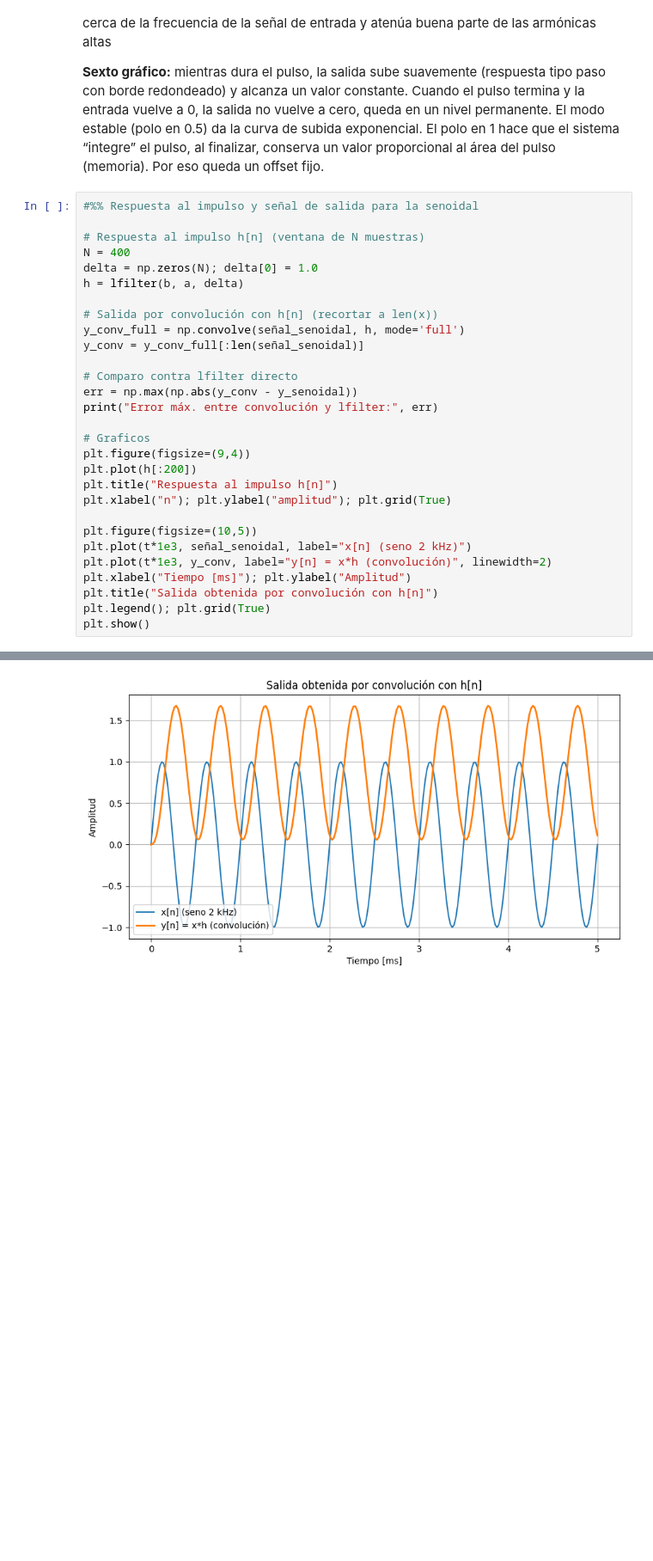
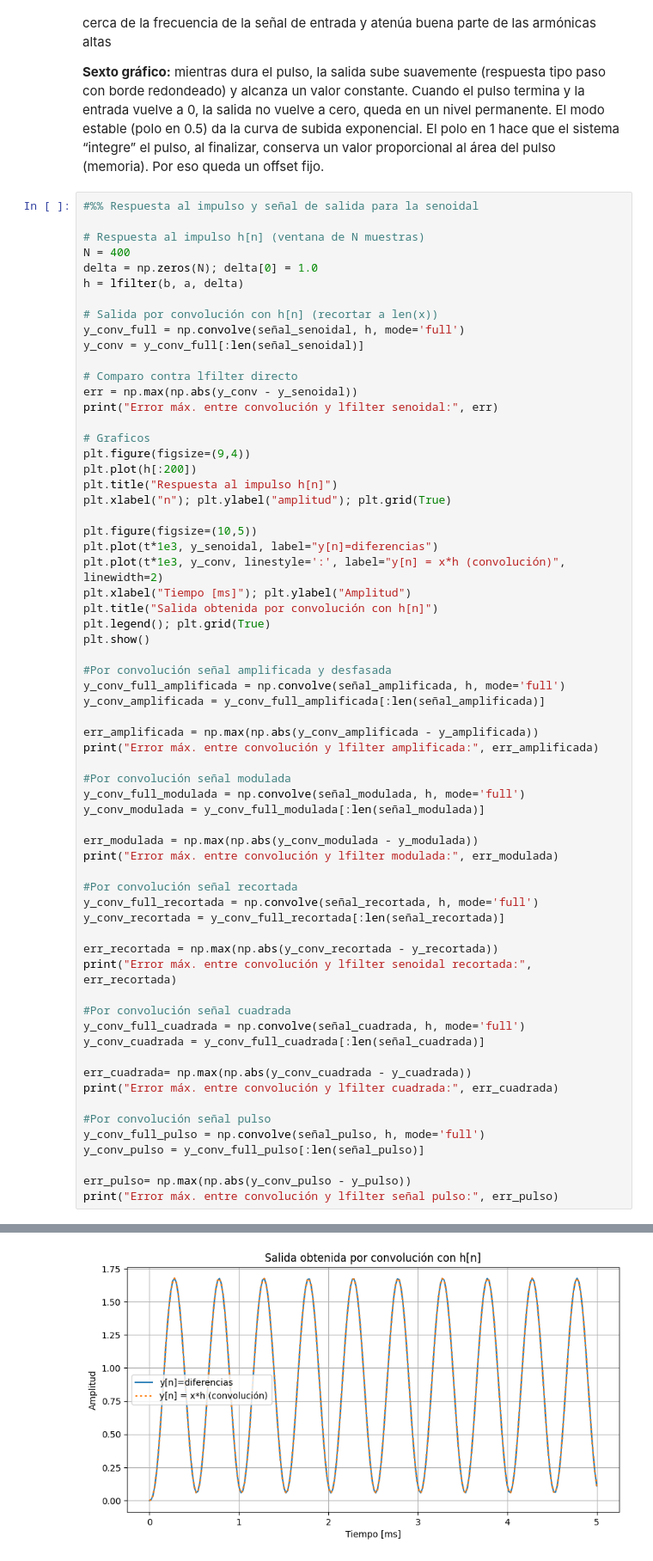
Before and after one commit to mugalperin-dev/APS-Trabajos, a Jupyter notebook: TS2_Matias_Galperin.ipynb, the cells around one changed output, grey strips where cells are left out. Shown at 86% size. Drawn from its saved outputs; the diff is of its cells as text; blank space fills up the shorter version.

```diff
--- a/TS2_Matias_Galperin.ipynb
+++ b/TS2_Matias_Galperin.ipynb
@@ -336,7 +336,7 @@ y_conv = y_conv_full[:len(señal_senoidal)]
 
 # Comparo contra lfilter directo
 err = np.max(np.abs(y_conv - y_senoidal))
-print("Error máx. entre convolución y lfilter:", err)
+print("Error máx. entre convolución y lfilter senoidal:", err)
 
 # Graficos
 plt.figure(figsize=(9,4))
@@ -345,10 +345,45 @@ plt.title("Respuesta al impulso h[n]")
 plt.xlabel("n"); plt.ylabel("amplitud"); plt.grid(True)
 
 plt.figure(figsize=(10,5))
-plt.plot(t*1e3, señal_senoidal, label="x[n] (seno 2 kHz)")
-plt.plot(t*1e3, y_conv, label="y[n] = x*h (convolución)", linewidth=2)
+plt.plot(t*1e3, y_senoidal, label="y[n]=diferencias")
+plt.plot(t*1e3, y_conv, linestyle=':', label="y[n] = x*h (convolución)", linewidth=2)
 plt.xlabel("Tiempo [ms]"); plt.ylabel("Amplitud")
 plt.title("Salida obtenida por convolución con h[n]")
 plt.legend(); plt.grid(True)
 plt.show()
+
+#Por convolución señal amplificada y desfasada
+y_conv_full_amplificada = np.convolve(señal_amplificada, h, mode='full')
+y_conv_amplificada = y_conv_full_amplificada[:len(señal_amplificada)]
+
+err_amplificada = np.max(np.abs(y_conv_amplificada - y_amplificada))
+print("Error máx. entre convolución y lfilter amplificada:", err_amplificada)
+
+#Por convolución señal modulada
+y_conv_full_modulada = np.convolve(señal_modulada, h, mode='full')
+y_conv_modulada = y_conv_full_modulada[:len(señal_modulada)]
+
+err_modulada = np.max(np.abs(y_conv_modulada - y_modulada))
+print("Error máx. entre convolución y lfilter modulada:", err_modulada)
+
+#Por convolución señal recortada
+y_conv_full_recortada = np.convolve(señal_recortada, h, mode='full')
+y_conv_recortada = y_conv_full_recortada[:len(señal_recortada)]
+
+err_recortada = np.max(np.abs(y_conv_recortada - y_recortada))
+print("Error máx. entre convolución y lfilter senoidal recortada:", err_recortada)
+
+#Por convolución señal cuadrada
+y_conv_full_cuadrada = np.convolve(señal_cuadrada, h, mode='full')
+y_conv_cuadrada = y_conv_full_cuadrada[:len(señal_cuadrada)]
+
+err_cuadrada= np.max(np.abs(y_conv_cuadrada - y_cuadrada))
+print("Error máx. entre convolución y lfilter cuadrada:", err_cuadrada)
+
+#Por convolución señal pulso
+y_conv_full_pulso = np.convolve(señal_pulso, h, mode='full')
+y_conv_pulso = y_conv_full_pulso[:len(señal_pulso)]
+
+err_pulso= np.max(np.abs(y_conv_pulso - y_pulso))
+print("Error máx. entre convolución y lfilter señal pulso:", err_pulso)
 # %% [output]
@@ -356,2 +391,2 @@ Error máx. entre convolución y lfilter: 3.3306690738754696e-15
 [figure]
-[figure, old version]
+[figure, new version]
```
Also changed, not shown: parts of 4 cells of this notebook.
